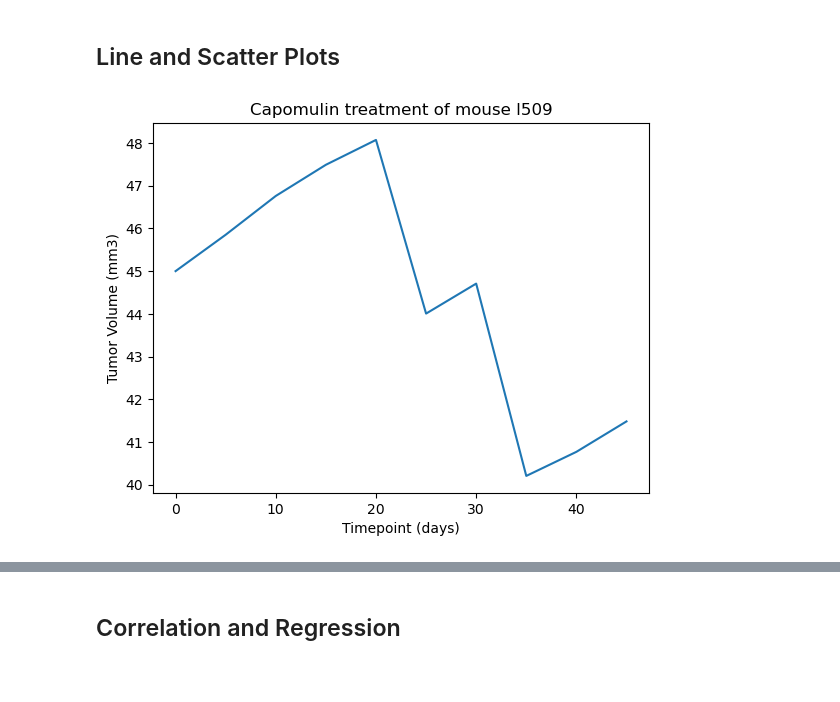
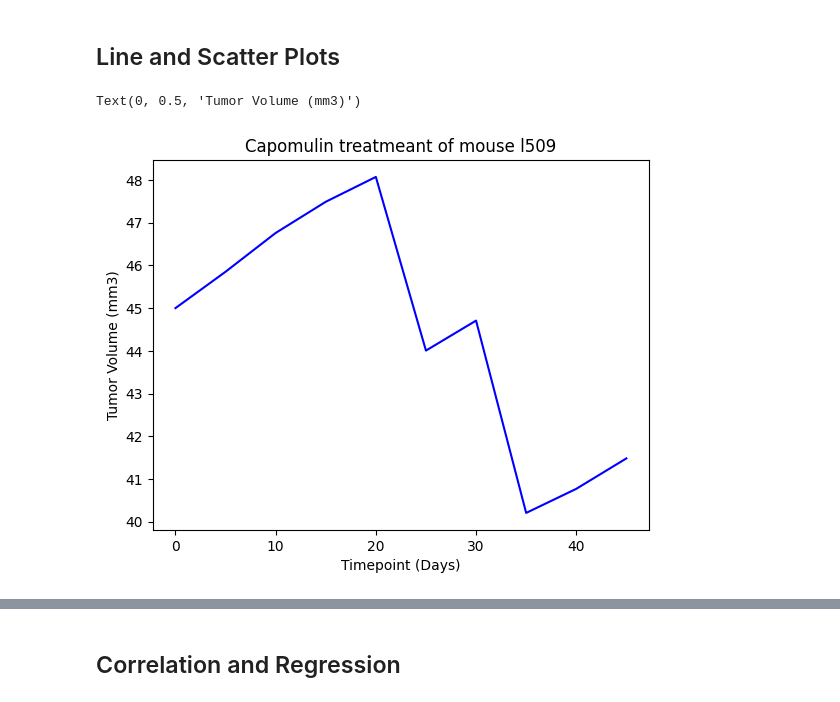
Before and after one commit to nicoleanderson21/matplotlib-challenge, a Jupyter notebook: matplotlib_analysis.ipynb, the cells around one changed output, grey strips where cells are left out. Saved outputs shown, nothing was run; the diff lists cells and outputs as text; code cells hidden in the pictures; blank space fills up the shorter version.

```diff
--- a/matplotlib_analysis.ipynb
+++ b/matplotlib_analysis.ipynb
@@ -151,3 +182,28 @@ clean_mice_count
+# %%
+# Calculate the final tumor volume of each mouse across four of the treatment regimens:
+# Capomulin, Ramicane, Infubinol, and Ceftamin
+Cap = clean_mouse_df.loc[clean_mouse_df["Drug Regimen"] == "Capomulin",:]
+Ram = clean_mouse_df.loc[clean_mouse_df["Drug Regimen"] == "Ramicane", :]
+Inf = clean_mouse_df.loc[clean_mouse_df["Drug Regimen"] == "Infubinol", :]
+Ceft = clean_mouse_df.loc[clean_mouse_df["Drug Regimen"] == "Ceftamin", :]
+
+# Start by getting the last (greatest) timepoint for each mouse
+cap_last = Cap.groupby('Mouse ID').max()['Timepoint']
+ram_last = Ram.groupby('Mouse ID').max()['Timepoint']
+inf_last = Inf.groupby('Mouse ID').max()['Timepoint']
+ceft_last = Ceft.groupby('Mouse ID').max()['Timepoint']
+
+cap_vol = pd.DataFrame(cap_last)
+ram_vol = pd.DataFrame(ram_last)
+inf_vol = pd.DataFrame(inf_last)
+ceft_vol = pd.DataFrame(ceft_last)
+
+cap_merge = pd.merge(cap_vol, clean_mouse_df, on=("Mouse ID","Timepoint"),how="left")
+ram_merge = pd.merge(ram_vol, clean_mouse_df, on=("Mouse ID","Timepoint"),how="left")
+inf_merge = pd.merge(inf_vol, clean_mouse_df, on=("Mouse ID","Timepoint"),how="left")
+ceft_merge = pd.merge(ceft_vol, clean_mouse_df, on=("Mouse ID","Timepoint"),how="left")
+
+# Merge this group df with the original DataFrame to get the tumor volume at the last timepoint
 # %%
 # Put treatments into a list for for loop (and later for plot labels)
 
@@ -179,5 +227,15 @@ Ceftamin's potential outliers: Series([], Name: Tumor Volume (mm3), dtype: float
 ## Line and Scatter Plots
 # %%
 # Generate a line plot of tumor volume vs. time point for a single mouse treated with Capomulin
+cap_line = Cap.loc[Cap["Mouse ID"] == "l509",:]
+x_axis = cap_line["Timepoint"]
+y_axis = cap_line["Tumor Volume (mm3)"]
+
+fig1, ax1 = plt.subplots()
+plt.title('Capomulin treatmeant of mouse l509')
+plt.plot(x_axis, y_axis,color="blue")
+plt.xlabel('Timepoint (Days)')
+plt.ylabel('Tumor Volume (mm3)')
 # %% [output]
+Text(0, 0.5, 'Tumor Volume (mm3)')
-[figure, old version]
+[figure, new version]
```
Also changed, not shown: parts of 15 cells of this notebook.
